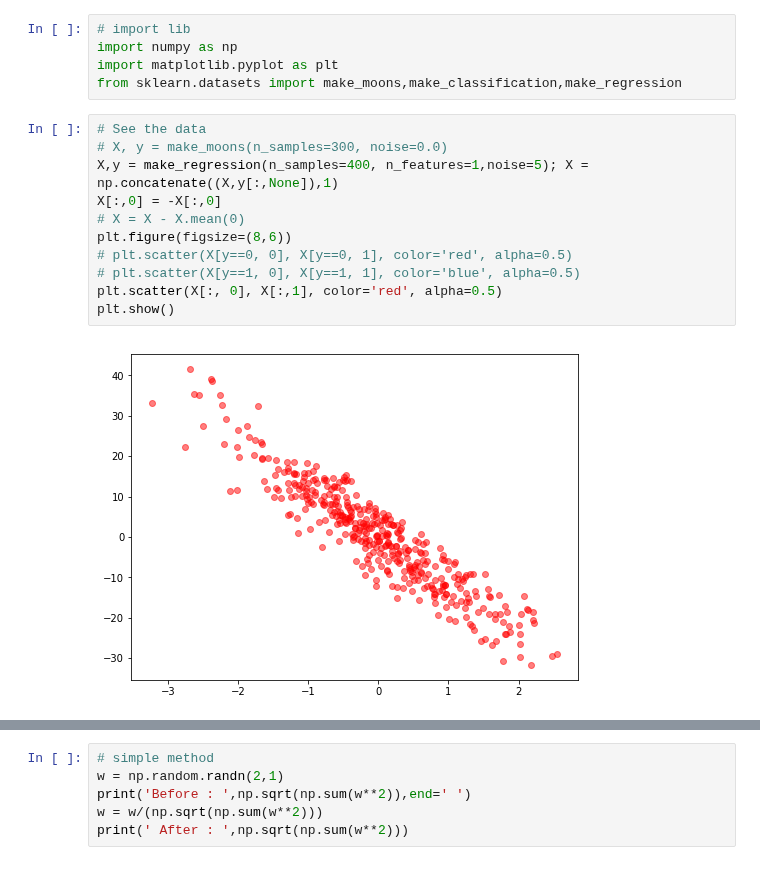
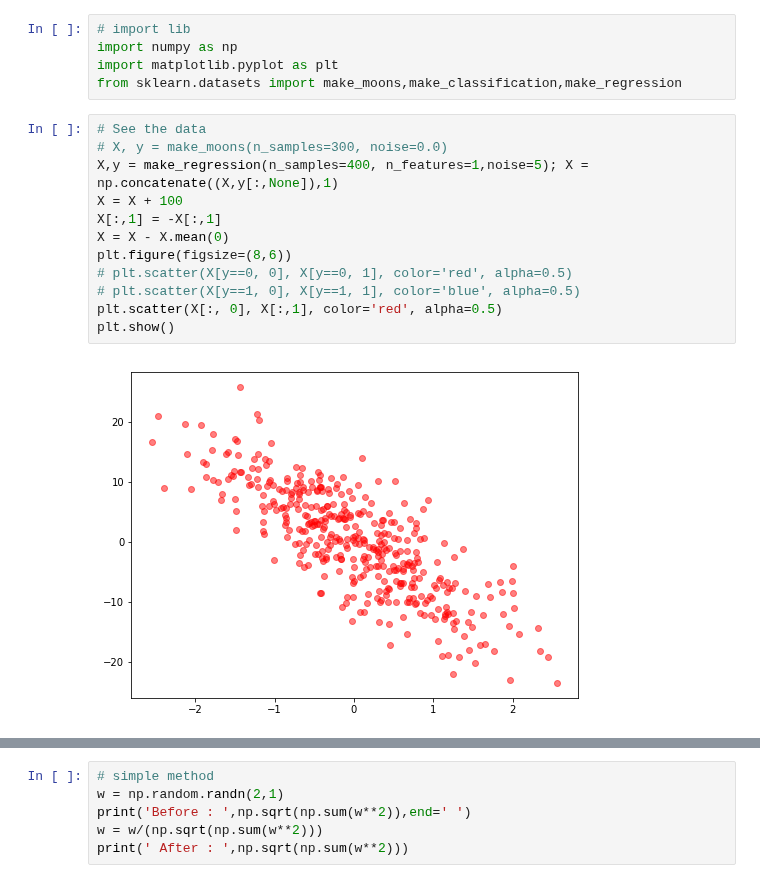
Before and after one commit to JaeDukSeo/Daily-Neural-Network-Practice-3, a Jupyter notebook: sandbox full of trash/Linear Algebra/start and explore.ipynb, the cells around one changed output, grey strips where cells are left out. Saved outputs shown, nothing was run; the diff lists cells and outputs as text.

```diff
--- a/sandbox full of trash/Linear Algebra/start and explore.ipynb
+++ b/sandbox full of trash/Linear Algebra/start and explore.ipynb
@@ -6,16 +6,17 @@ from sklearn.datasets import make_moons,make_classification,make_regression
 # %%
 # See the data
 # X, y = make_moons(n_samples=300, noise=0.0)
 X,y = make_regression(n_samples=400, n_features=1,noise=5); X = np.concatenate((X,y[:,None]),1)
-X[:,0] = -X[:,0]
-# X = X - X.mean(0)
+X = X + 100
+X[:,1] = -X[:,1]
+X = X - X.mean(0)
 plt.figure(figsize=(8,6))
 # plt.scatter(X[y==0, 0], X[y==0, 1], color='red', alpha=0.5)
 # plt.scatter(X[y==1, 0], X[y==1, 1], color='blue', alpha=0.5)
 plt.scatter(X[:, 0], X[:,1], color='red', alpha=0.5)
 plt.show()
 # %% [output]
-[figure, old version]
+[figure, new version]
 # %%
 # traditional PCA
 
```
Also changed, not shown: parts of 1 cell of this notebook.
